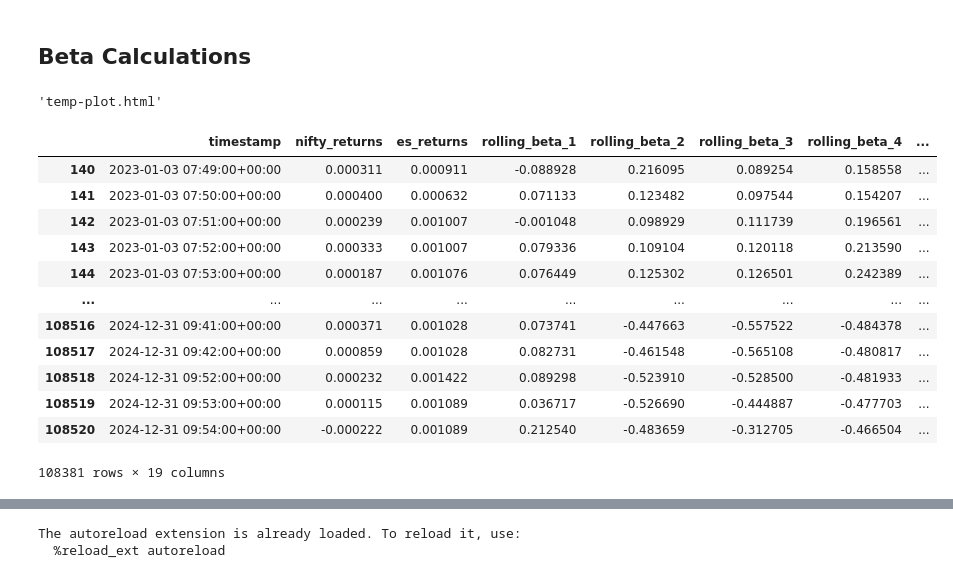
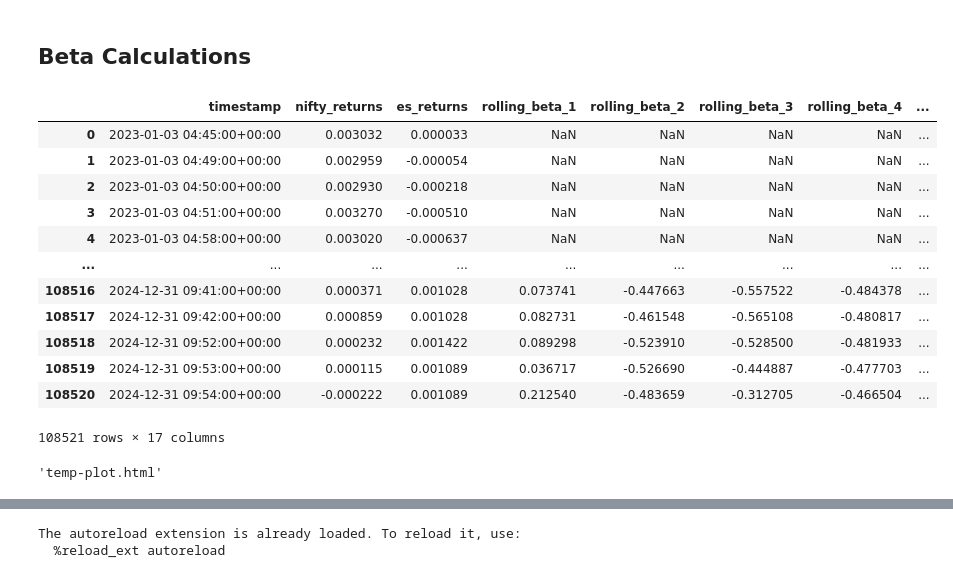
Before and after one commit to varun04reddy/SeriesViz, a Jupyter notebook: exploratory/explore-data/playground.ipynb, the cells around one changed output, grey strips where cells are left out. Cells and saved outputs as stored; diff of their text form; code cells hidden in the pictures.

```diff
--- a/exploratory/explore-data/playground.ipynb
+++ b/exploratory/explore-data/playground.ipynb
@@ -103,6 +99,22 @@ temp = returnsDF.copy()
 # Loop with progress bar
 for i in tqdm(range(1, 15), desc="Calculating Rolling Betas"):
     temp[f'rolling_beta_{i}'] = rolling_beta(temp['nifty_returns'], temp['es_returns'], window=i*10)
+# %%
+temp
+# %% [output]
+|  | timestamp | nifty_returns | es_returns | rolling_beta_1 | rolling_beta_2 | rolling_beta_3 | rolling_beta_4 | ... |
+| 0 | 2023-01-03 04:45:00+00:00 | 0.003032 | 0.000033 | NaN | NaN | NaN | NaN | ... |
+| 1 | 2023-01-03 04:49:00+00:00 | 0.002959 | -0.000054 | NaN | NaN | NaN | NaN | ... |
+| 2 | 2023-01-03 04:50:00+00:00 | 0.002930 | -0.000218 | NaN | NaN | NaN | NaN | ... |
+| 3 | 2023-01-03 04:51:00+00:00 | 0.003270 | -0.000510 | NaN | NaN | NaN | NaN | ... |
+| 4 | 2023-01-03 04:58:00+00:00 | 0.003020 | -0.000637 | NaN | NaN | NaN | NaN | ... |
+| ... | ... | ... | ... | ... | ... | ... | ... | ... |
+| 108516 | 2024-12-31 09:41:00+00:00 | 0.000371 | 0.001028 | 0.073741 | -0.447663 | -0.557522 | -0.484378 | ... |
+| 108517 | 2024-12-31 09:42:00+00:00 | 0.000859 | 0.001028 | 0.082731 | -0.461548 | -0.565108 | -0.480817 | ... |
+| 108518 | 2024-12-31 09:52:00+00:00 | 0.000232 | 0.001422 | 0.089298 | -0.523910 | -0.528500 | -0.481933 | ... |
+| 108519 | 2024-12-31 09:53:00+00:00 | 0.000115 | 0.001089 | 0.036717 | -0.526690 | -0.444887 | -0.477703 | ... |
+| 108520 | 2024-12-31 09:54:00+00:00 | -0.000222 | 0.001089 | 0.212540 | -0.483659 | -0.312705 | -0.466504 | ... |
+108521 rows × 17 columns
 # %%
 rollingbeta_fig = go.Figure()
 for i in range(1, 15):
@@ -133,19 +145,3 @@ temp['spread'] = temp['nifty_returns'] - temp['expected_nifty_returns']
 # %%
 # drop any Nan values from any column
 dropped_temp = temp.dropna()
-# %%
-dropped_temp
-# %% [output]
-|  | timestamp | nifty_returns | es_returns | rolling_beta_1 | rolling_beta_2 | rolling_beta_3 | rolling_beta_4 | ... |
-| 140 | 2023-01-03 07:49:00+00:00 | 0.000311 | 0.000911 | -0.088928 | 0.216095 | 0.089254 | 0.158558 | ... |
-| 141 | 2023-01-03 07:50:00+00:00 | 0.000400 | 0.000632 | 0.071133 | 0.123482 | 0.097544 | 0.154207 | ... |
-| 142 | 2023-01-03 07:51:00+00:00 | 0.000239 | 0.001007 | -0.001048 | 0.098929 | 0.111739 | 0.196561 | ... |
-| 143 | 2023-01-03 07:52:00+00:00 | 0.000333 | 0.001007 | 0.079336 | 0.109104 | 0.120118 | 0.213590 | ... |
-| 144 | 2023-01-03 07:53:00+00:00 | 0.000187 | 0.001076 | 0.076449 | 0.125302 | 0.126501 | 0.242389 | ... |
-| ... | ... | ... | ... | ... | ... | ... | ... | ... |
-| 108516 | 2024-12-31 09:41:00+00:00 | 0.000371 | 0.001028 | 0.073741 | -0.447663 | -0.557522 | -0.484378 | ... |
-| 108517 | 2024-12-31 09:42:00+00:00 | 0.000859 | 0.001028 | 0.082731 | -0.461548 | -0.565108 | -0.480817 | ... |
-| 108518 | 2024-12-31 09:52:00+00:00 | 0.000232 | 0.001422 | 0.089298 | -0.523910 | -0.528500 | -0.481933 | ... |
-| 108519 | 2024-12-31 09:53:00+00:00 | 0.000115 | 0.001089 | 0.036717 | -0.526690 | -0.444887 | -0.477703 | ... |
-| 108520 | 2024-12-31 09:54:00+00:00 | -0.000222 | 0.001089 | 0.212540 | -0.483659 | -0.312705 | -0.466504 | ... |
-108381 rows × 19 columns
```
Also changed, not shown: parts of 13 cells of this notebook, 37 other files.
